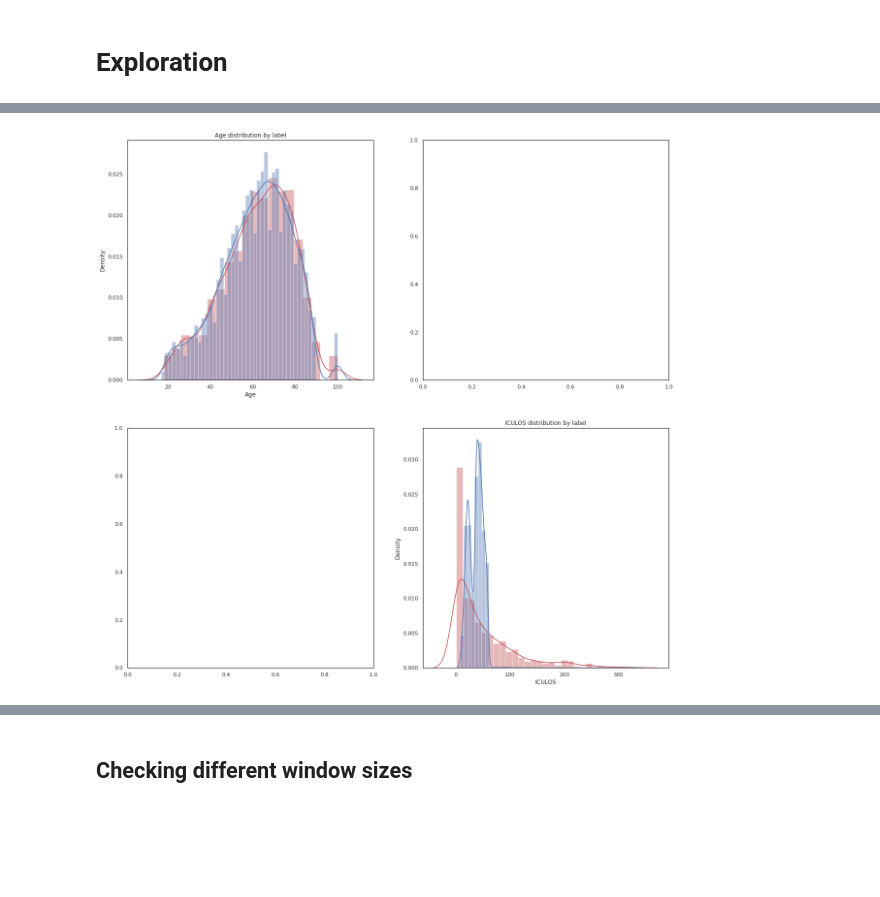
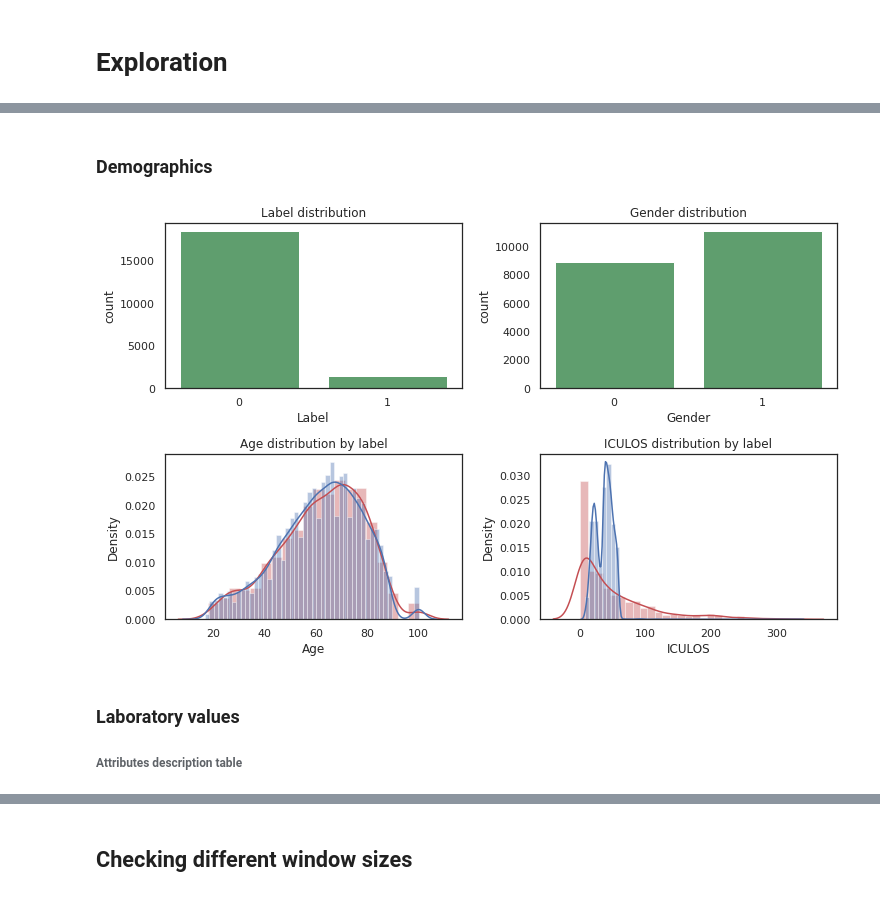
Before and after one commit to AtarCohen/Early-Prediction_of_Sepsis, a Jupyter notebook: NonTemporalExploration.ipynb, the cells around one changed output, grey strips where cells are left out. Saved outputs shown, nothing was run; the diff lists cells and outputs as text; code cells hidden in the pictures; blank space fills up the shorter version.

```diff
--- a/NonTemporalExploration.ipynb
+++ b/NonTemporalExploration.ipynb
@@ -16,7 +29,7 @@ import seaborn as sns;
 sns.set(style="white", color_codes=True)
 def plot_results(cols,rows, cols_names,df, types, title=None, fsize = (20,20), sharex=False,sharey=False):
     fig,axes = plt.subplots(rows,cols, figsize=fsize,sharex=sharex,sharey=sharey)
-    # fig.tight_layout(pad=3.0)
+    fig.tight_layout(pad=3.5)
     axes = axes.ravel()
     for i,col in enumerate(cols_names):
         type = types[i]
@@ -42,11 +55,12 @@ def plot_results(cols,rows, cols_names,df, types, title=None, fsize = (20,20), s
             sns.boxplot(x=col, hue='Label', data=df, ax=axes[i])
             axes[i].set_title(col+' distribution by label')
         elif type=='bar':
-                sns.barplot(x=col, y='ID', hue='Label', data=tmp, ax=axes[i])
+                sns.barplot(x=col, y='ID', hue='Label', data=df, ax=axes[i])
                 axes[i].set_title(f'{at} distribution')
                 axes[i].get_legend().remove()
-        # else:
-        #     sns.histplot(x=col,data=df, color='g',ax=axes[i])
-        #     axes[i].set_title(col+' distribution')
+        else:
+            # sns.histplot(x=col,data=df, color='g',ax=axes[i])
+            sns.countplot(x=col,data=df, color='g',ax=axes[i])
+            axes[i].set_title(col+' distribution')
     if title:
         plt.suptitle(title)
@@ -53,6 +115,8 @@ def plot_results(cols,rows, cols_names,df, types, title=None, fsize = (20,20), s
+# %% [markdown]
+### Demographics
 # %%
-demo_cols = ['Age', 'Gender', 'Label', 'ICULOS']
+demo_cols = ['Label', 'Gender', 'Age', 'ICULOS']
 demographic_df = df[demo_cols+['ID']].groupby(by='ID').max()
-plot_results(2,2,demo_cols,demographic_df,types=['dist','cat','cat','dist'])
+plot_results(2,2,demo_cols,demographic_df,types=['cat','cat','dist', 'dist'], fsize = (11,7))
 # %% [output]
-[figure, old version]
+[figure, new version]
@@ -63,3 +123,6 @@ df['time_bm'] =  df['ICULOS']-df['max_ICULOS']
+# %% [markdown]
+### Laboratory values
+###### Attributes description table
 # %%
 lab_attr= list(df.columns[9:35])
 df_lab_attr_count = df[['ID','ICULOS']+lab_attr].groupby(by='ID').count()
```
Also changed, not shown: parts of 29 cells of this notebook, 1 other file.
